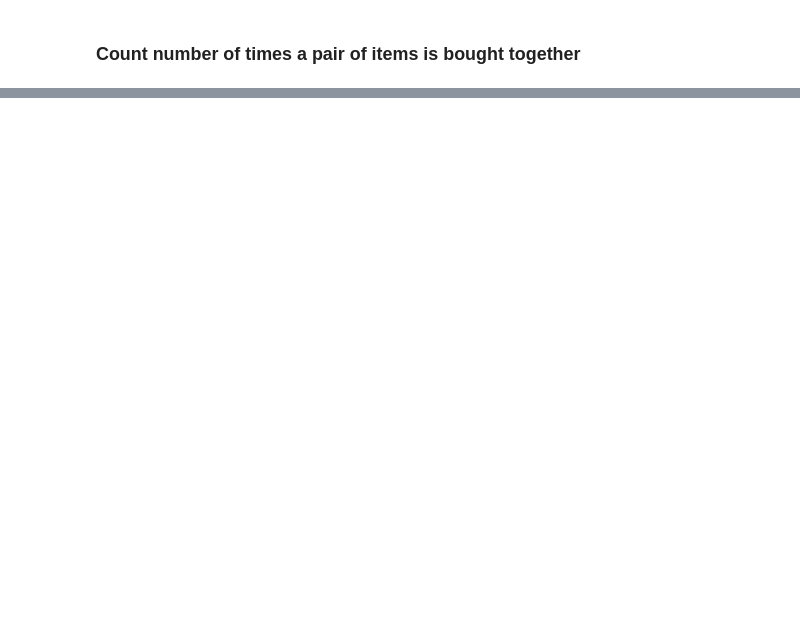
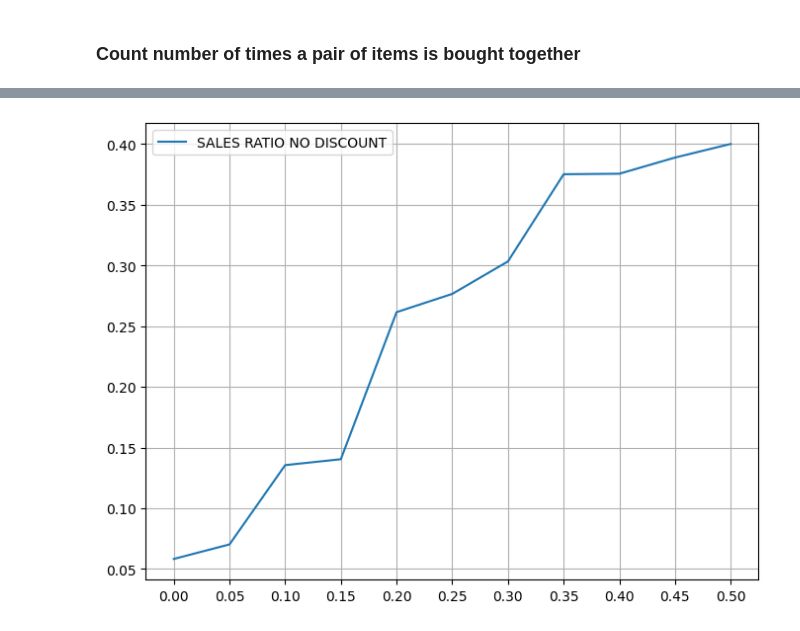
Before and after one commit to GuillaumeMendle/halo_effect_detection, a Jupyter notebook: project_code/data_exploration.ipynb, the cells around one changed output, grey strips where cells are left out. Saved outputs shown, nothing was run; the diff lists cells and outputs as text; code cells hidden in the pictures; blank space fills up the shorter version.

```diff
--- a/project_code/data_exploration.ipynb
+++ b/project_code/data_exploration.ipynb
@@ -167,0 +232,36 @@ pairs_df["SKU1"].nunique()
+# %%
+def measure_sales_volume_per_transaction(df):
+        qty_df = df.groupby(["SKU", "DISCOUNT_APPLIED"]).agg(
+                QTY_SOLD = ("QTY", "sum"),
+                NBRE_TRANSACTIONS = ("QTY", "count")
+        )
+        qty_df["RATIO_QTY_SOLD"] = qty_df["QTY_SOLD"]/qty_df["NBRE_TRANSACTIONS"]
+        qty_df = qty_df.reset_index()
+        return qty_df[qty_df["DISCOUNT_APPLIED"]==0]["RATIO_QTY_SOLD"].mean(), qty_df[qty_df["DISCOUNT_APPLIED"]==1]["RATIO_QTY_SOLD"].mean()
+# %%
+all_threshold_discount = []
+all_ratio_no_discount = []
+all_ratio_discount = []
+for threshold_discount in np.arange(0, 0.55, 0.05):
+    transactions_data_discount_impact = transactions_data_discount.copy()
+    transactions_data_discount_impact = transactions_data_discount_impact[transactions_data_discount_impact["DISCOUNT_NO_DISCOUNT"]==2]
+    transactions_data_discount_filtered = filter_skus_per_discount_value(transactions_data_discount_impact, threshold_discount)
+    ratio_without_discount, ratio_with_discount = measure_sales_volume_per_transaction(transactions_data_discount_filtered)
+
+    all_threshold_discount.append(threshold_discount)
+    all_ratio_no_discount.append(ratio_without_discount)
+    all_ratio_discount.append(ratio_with_discount)
+# %%
+df_impact_discount = pd.DataFrame({"DISCOUNT_VALUE" : all_threshold_discount, "SALES_RATIO_NO_DISCOUNT" : all_ratio_no_discount, "SALES_RATIO_WITH_DISCOUNT" : all_ratio_discount})
+# %%
+df_impact_discount["RELATIVE_DIFFERENCE"] = abs(df_impact_discount["SALES_RATIO_WITH_DISCOUNT"] - df_impact_discount["SALES_RATIO_NO_DISCOUNT"])/df_impact_discount["SALES_RATIO_WITH_DISCOUNT"]
+# %%
+plt.figure(figsize = (8,6))
+plt.plot(df_impact_discount["DISCOUNT_VALUE"], df_impact_discount["RELATIVE_DIFFERENCE"], label = "SALES RATIO NO DISCOUNT")
+plt.xticks(df_impact_discount["DISCOUNT_VALUE"])
+plt.yticks()
+plt.legend()
+plt.grid()
+plt.show()
+# %% [output]
+[figure, added]
```
Also changed, not shown: parts of 35 cells of this notebook, 1 other file.
